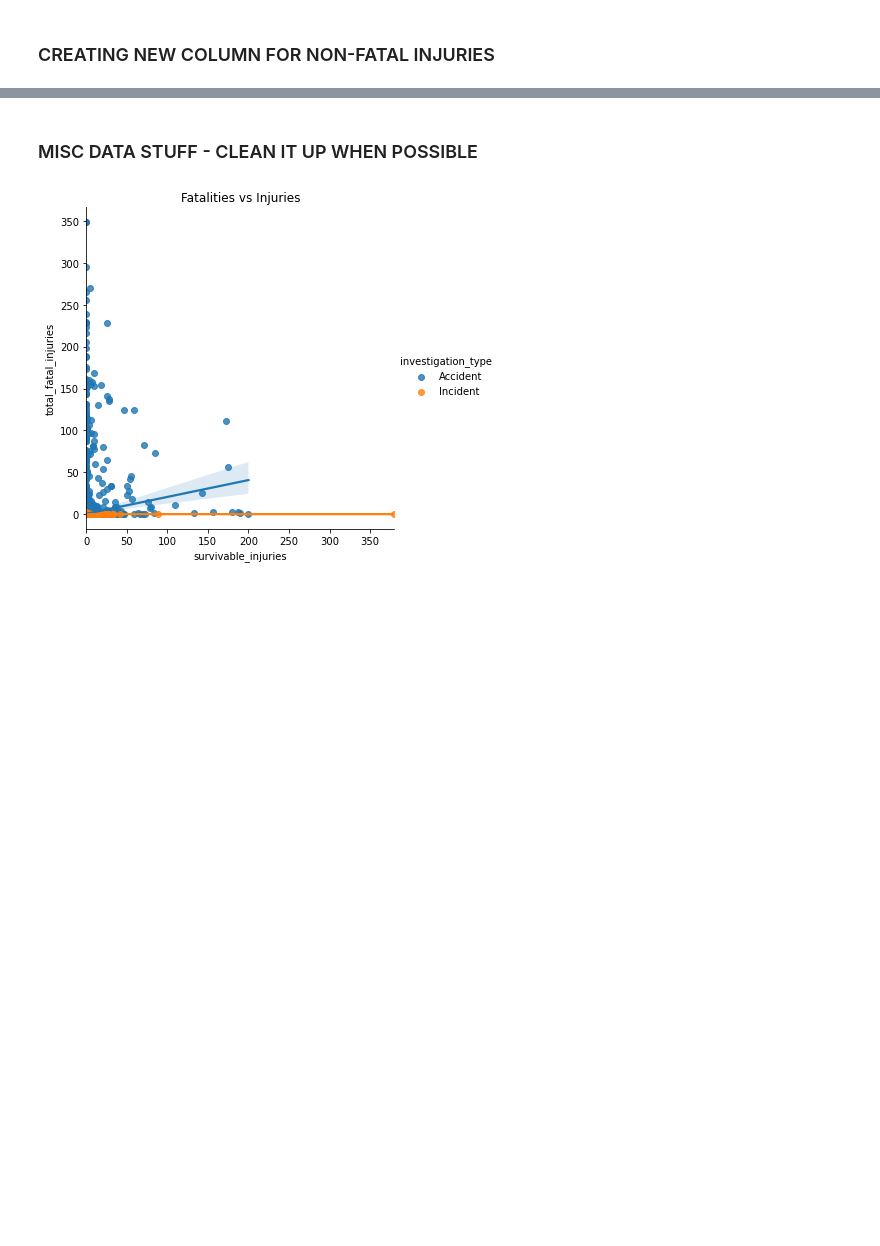
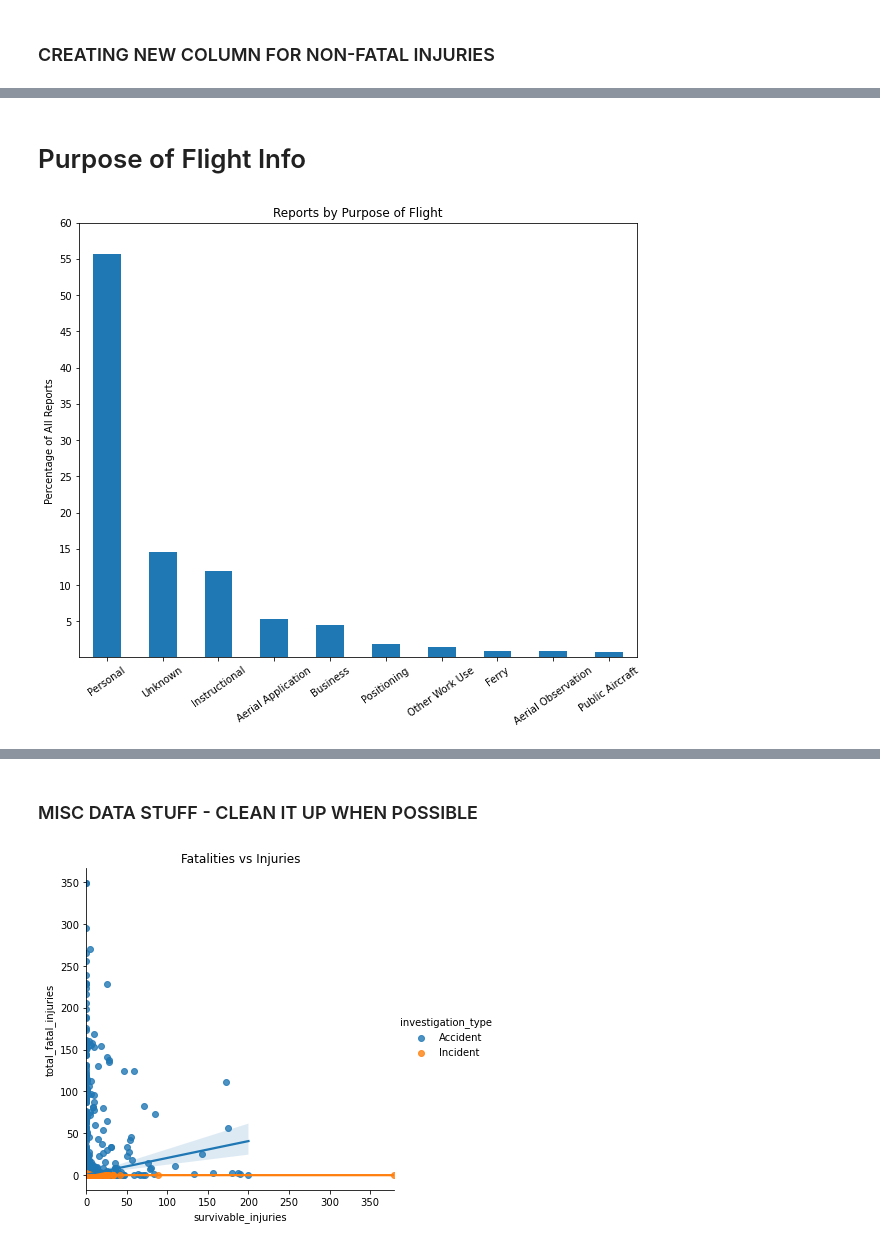
Before and after one commit to dvdhartsman/phase_1_project, a Jupyter notebook: davids_EDA.ipynb, the cells around one changed output, grey strips where cells are left out. Saved outputs shown, nothing was run; the diff lists cells and outputs as text; code cells hidden in the pictures; blank space fills up the shorter version.

```diff
--- a/davids_EDA.ipynb
+++ b/davids_EDA.ipynb
@@ -71,0 +458,8 @@ Name: survivable_injuries, Length: 74, dtype: int64
+# %% [markdown]
+# Purpose of Flight Info
+# %%
+(df['purpose_of_flight'].value_counts(normalize=True)[:10] * 100).plot(kind='bar', figsize=(10,8),
+                        title="Reports by Purpose of Flight", ylabel="Percentage of All Reports",
+                        rot=35, yticks=[5, 10, 15, 20, 25, 30, 35, 40, 45, 50, 55, 60]);
+# %% [output]
+[figure, added]
```
Also changed, not shown: parts of 95 cells of this notebook.
